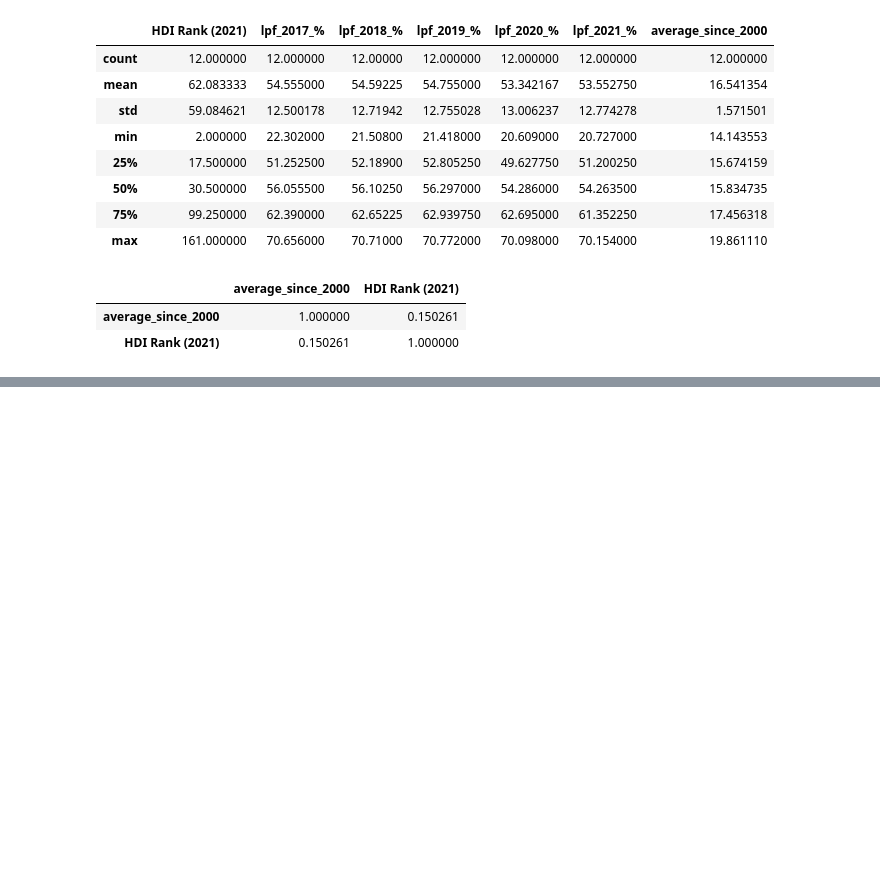
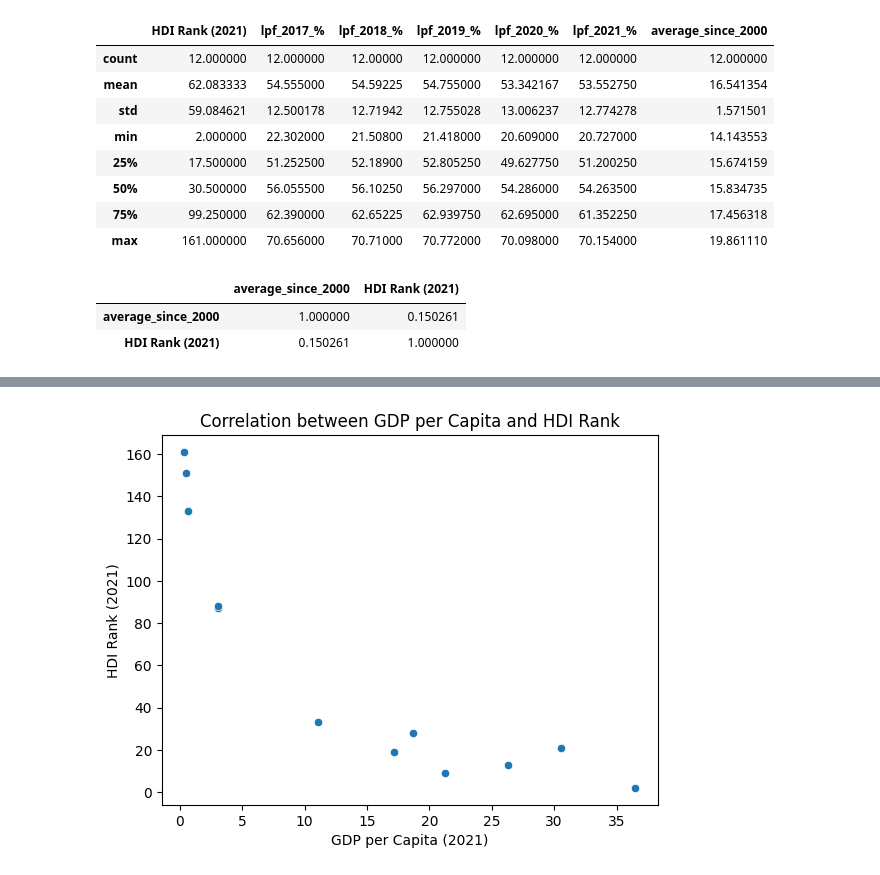
Before and after one commit to PaolaGaray/FirstProject, a Jupyter notebook: notebooks/load_and_clean_data_luciest06.ipynb, the cells around one changed output, grey strips where cells are left out. Saved outputs shown, nothing was run; the diff lists cells and outputs as text; code cells hidden in the pictures; blank space fills up the shorter version.

```diff
--- a/notebooks/load_and_clean_data_luciest06.ipynb
+++ b/notebooks/load_and_clean_data_luciest06.ipynb
@@ -589,0 +618,15 @@ merged_gdeco_HDI_unpaiddomwork_df[['GDP_per_capita','average_since_2000','HDI Ra
+# %%
+HDI_GDP_corr_plot=sns.scatterplot(data=merged_gdeco_HDI_unpaiddomwork_df,x='GDP_per_capita',y='HDI Rank (2021)')
+#For the year 2021, there is an exponential correlation between a country's GDP per capita and its HDI rank.
+#The higher the HDI Rank, the lower the GDP per capita
+#Strong negative correlation -0.87
+
+#switching titles of the plot
+plt.title('Correlation between GDP per Capita and HDI Rank')
+plt.xlabel('GDP per Capita (2021)')
+plt.ylabel('HDI Rank (2021)')
+
+
+plt.savefig('HDI_GDP_corr_plot.png', format='png', dpi=300)
+# %% [output]
+[figure, added]
```
Also changed, not shown: parts of 14 cells of this notebook, 4 other files.
